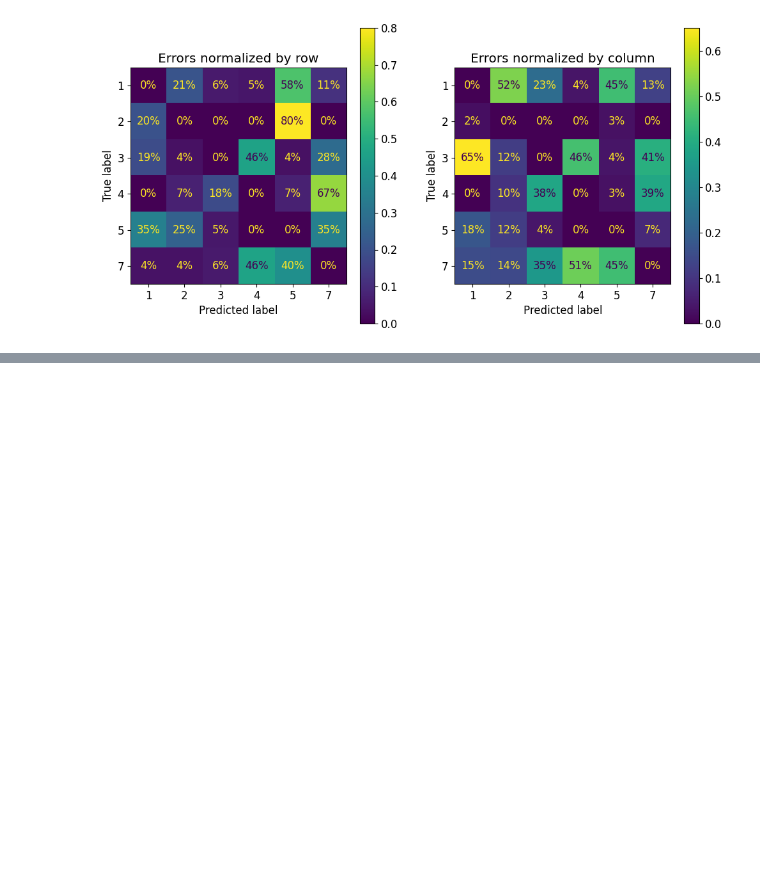
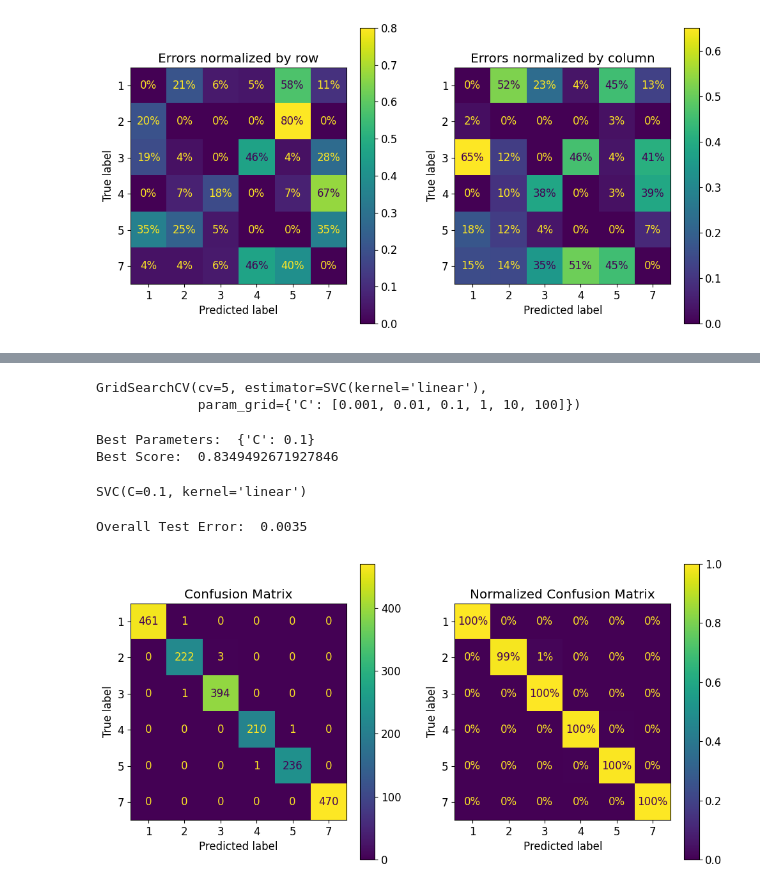
Before and after one commit to airidas23/SVM, a Jupyter notebook: SMV_Project.ipynb, the cells around one changed output, grey strips where cells are left out. Drawn from its saved outputs; the diff is of its cells as text; code cells hidden in the pictures; blank space fills up the shorter version.

```diff
--- a/SMV_Project.ipynb
+++ b/SMV_Project.ipynb
@@ -391,0 +405,42 @@ plt.show()
+# %%
+grid_search_both = GridSearchCV(svm_both, param_grid, cv=5)
+grid_search_both.fit(X_train_scaled[:,:36], df_train['V37'])
+# %% [output]
+GridSearchCV(cv=5, estimator=SVC(kernel='linear'),
+             param_grid={'C': [0.001, 0.01, 0.1, 1, 10, 100]})
+# %%
+best_params_both = grid_search_both.best_params_
+print("Best Parameters: ", best_params_both)
+best_score_both = grid_search_both.best_score_
+print("Best Score: ", best_score_both)
+# %% [output]
+Best Parameters:  {'C': 0.1}
+Best Score:  0.8349492671927846
+# %%
+best_svm_scaled_both = SVC(kernel='linear', C=best_params_both['C'])
+best_svm_scaled_both.fit(X_train_scaled, df_train['V37'])
+# %% [output]
+SVC(C=0.1, kernel='linear')
+# %%
+# Make predictions on the test set
+y_pred_svm_both = best_svm_scaled_both.predict(X_test_scaled)
+
+# Calculate overall test error
+sample_weight_svm_both = (y_pred_svm_both != df_test['V37'])
+overall_error_svm_both = np.average(sample_weight_svm_both, weights=None)
+print("Overall Test Error: ", overall_error_svm_both)
+# %% [output]
+Overall Test Error:  0.0035
+# %%
+# Plot the confusion matrix
+fig, axs = plt.subplots(nrows=1, ncols=2, figsize=(12, 6))
+plt.rc('font', size=12)
+ConfusionMatrixDisplay.from_predictions(y_pred_svm_both, df_test['V37'], ax=axs[0])
+axs[0].set_title("Confusion Matrix")
+
+plt.rc('font', size=12)
+ConfusionMatrixDisplay.from_predictions(y_pred_svm_both, df_test['V37'], normalize="true", ax=axs[1], values_format=".0%")
+axs[1].set_title("Normalized Confusion Matrix")
+plt.show()
+# %% [output]
+[figure, added]
```
Also changed, not shown: parts of 6 cells of this notebook.
